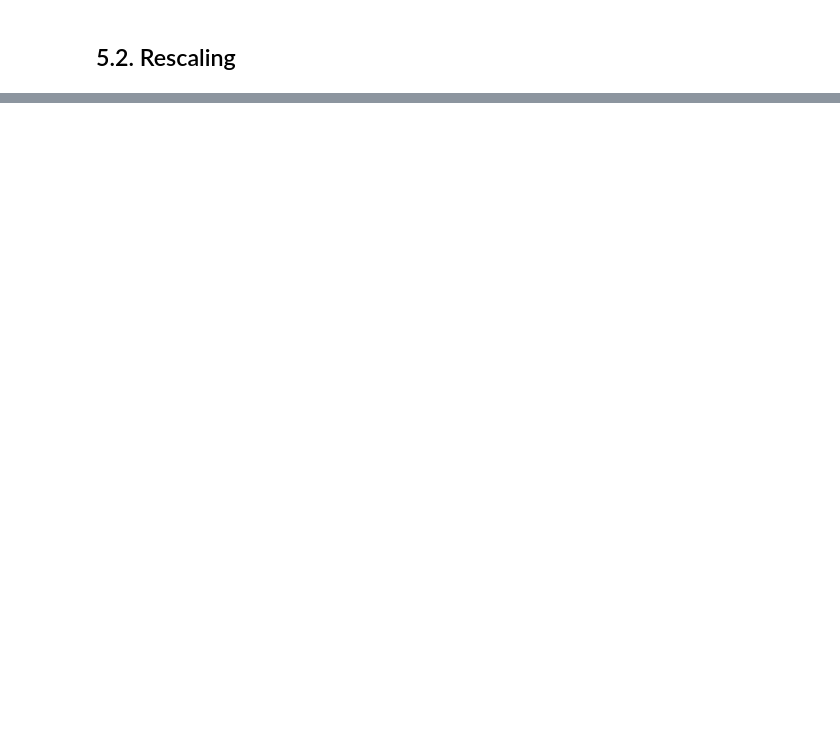
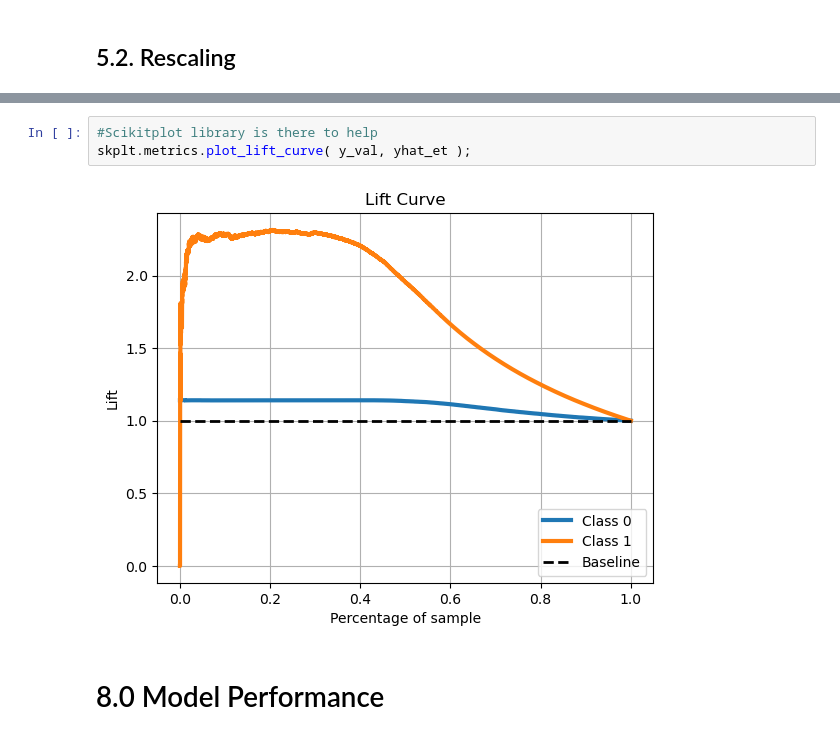
Before and after one commit to pammagalhaes/propensao_compra, a Jupyter notebook: Propensao_compra.ipynb, the cells around one changed output, grey strips where cells are left out. Cells and saved outputs as stored; diff of their text form; blank space fills up the shorter version.

```diff
--- a/Propensao_compra.ipynb
+++ b/Propensao_compra.ipynb
@@ -658,0 +679,7 @@ skplt.metrics.plot_lift_curve( y_val, yhat_knn );
+# %%
+#Scikitplot library is there to help
+skplt.metrics.plot_lift_curve( y_val, yhat_et );
+# %% [output]
+[figure, added]
+# %% [markdown]
+# 8.0 Model Performance
```
Also changed, not shown: parts of 88 cells of this notebook.
